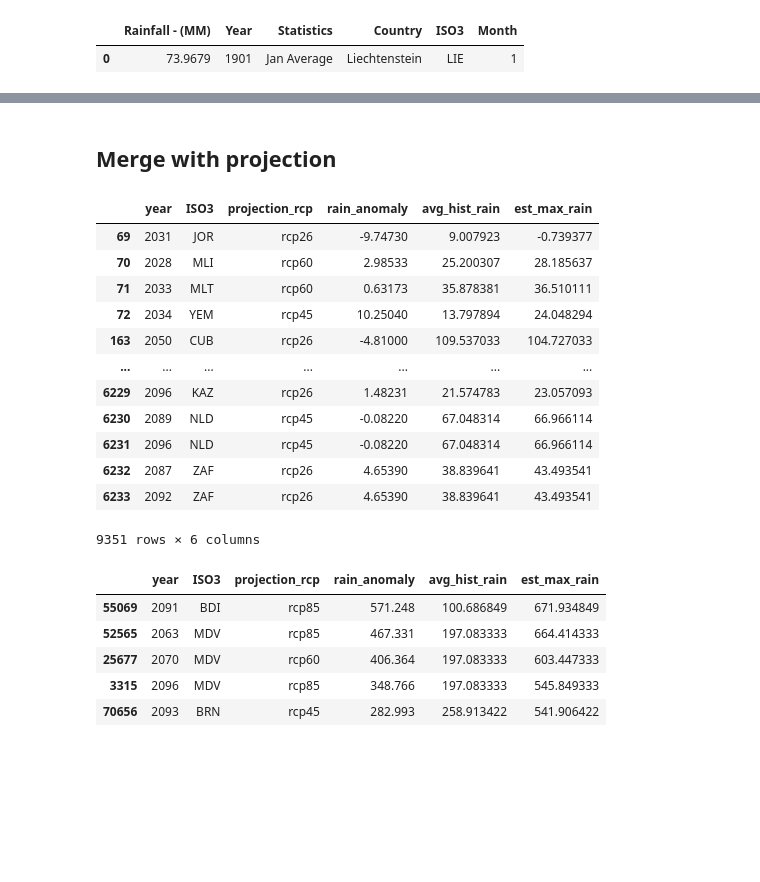
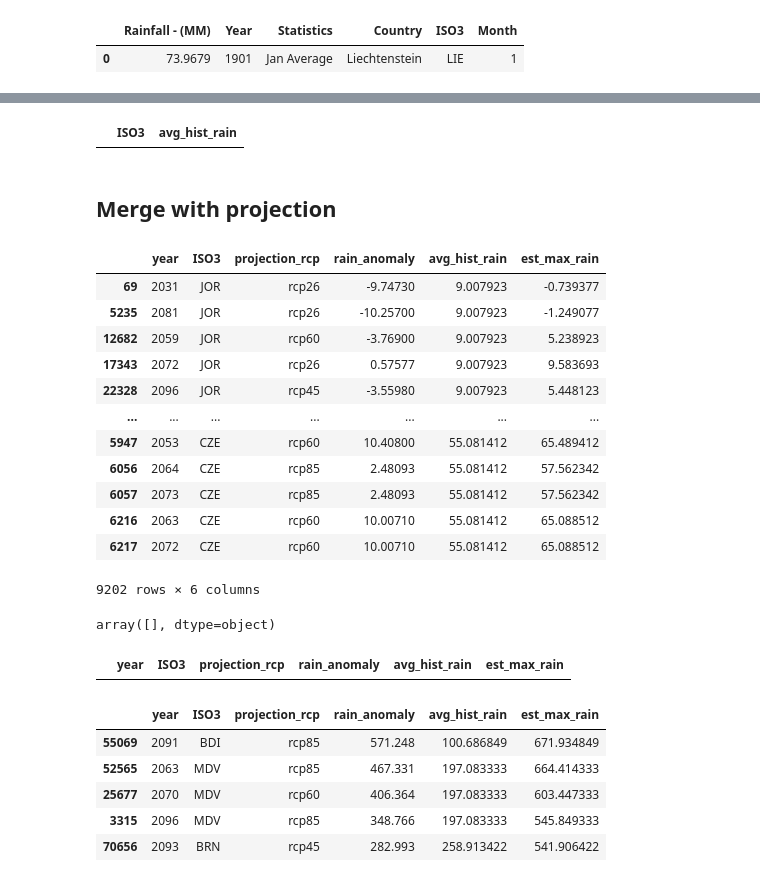
Before and after one commit to dataforgoodfr/batch8_worldbank, a Jupyter notebook: model_innondations/notebook/spark_pipeline_08_projection_features.ipynb, the cells around one changed output, grey strips where cells are left out. Cells and saved outputs as stored; diff of their text form; code cells hidden in the pictures; blank space fills up the shorter version.

```diff
--- a/model_innondations/notebook/spark_pipeline_08_projection_features.ipynb
+++ b/model_innondations/notebook/spark_pipeline_08_projection_features.ipynb
@@ -110,0 +127,2 @@ df_projection.sort_values(by=['ISO3', 'projection_rcp', 'year']).head(3)
+# %%
+df_projection.dropna(inplace=True)
@@ -148,22 +156,33 @@ df_hist_normal
+# %%
+df_hist_normal[df_hist_normal.isna().any(axis=1)]
+# %% [output]
+|  | ISO3 | avg_hist_rain |
 # %% [markdown]
 ## Merge with projection
 # %%
-df_projection = df_projection.join(df_hist_normal.set_index('ISO3'), on='ISO3')
-df_projection['est_max_rain'] = df_projection['rain_anomaly'] + df_projection['avg_hist_rain']
-df_hist_normal = df_hist_normal.rename(columns={'Rainfall - (MM)':'avg_hist_rain'}).reset_index()
-df_projection
+df_projection_merged = df_projection.join(df_hist_normal.set_index('ISO3'), on='ISO3',how='inner')
+df_projection_merged['est_max_rain'] = df_projection_merged['rain_anomaly'] + df_projection_merged['avg_hist_rain']
+df_projection_merged
 # %% [output]
 |  | year | ISO3 | projection_rcp | rain_anomaly | avg_hist_rain | est_max_rain |
 | 69 | 2031 | JOR | rcp26 | -9.74730 | 9.007923 | -0.739377 |
-| 70 | 2028 | MLI | rcp60 | 2.98533 | 25.200307 | 28.185637 |
-| 71 | 2033 | MLT | rcp60 | 0.63173 | 35.878381 | 36.510111 |
-| 72 | 2034 | YEM | rcp45 | 10.25040 | 13.797894 | 24.048294 |
-| 163 | 2050 | CUB | rcp26 | -4.81000 | 109.537033 | 104.727033 |
+| 5235 | 2081 | JOR | rcp26 | -10.25700 | 9.007923 | -1.249077 |
+| 12682 | 2059 | JOR | rcp60 | -3.76900 | 9.007923 | 5.238923 |
+| 17343 | 2072 | JOR | rcp26 | 0.57577 | 9.007923 | 9.583693 |
+| 22328 | 2096 | JOR | rcp45 | -3.55980 | 9.007923 | 5.448123 |
 | ... | ... | ... | ... | ... | ... | ... |
-| 6229 | 2096 | KAZ | rcp26 | 1.48231 | 21.574783 | 23.057093 |
-| 6230 | 2089 | NLD | rcp45 | -0.08220 | 67.048314 | 66.966114 |
-| 6231 | 2096 | NLD | rcp45 | -0.08220 | 67.048314 | 66.966114 |
-| 6232 | 2087 | ZAF | rcp26 | 4.65390 | 38.839641 | 43.493541 |
-| 6233 | 2092 | ZAF | rcp26 | 4.65390 | 38.839641 | 43.493541 |
+| 5947 | 2053 | CZE | rcp60 | 10.40800 | 55.081412 | 65.489412 |
+| 6056 | 2064 | CZE | rcp85 | 2.48093 | 55.081412 | 57.562342 |
+| 6057 | 2073 | CZE | rcp85 | 2.48093 | 55.081412 | 57.562342 |
+| 6216 | 2063 | CZE | rcp60 | 10.00710 | 55.081412 | 65.088512 |
+| 6217 | 2072 | CZE | rcp60 | 10.00710 | 55.081412 | 65.088512 |
-9351 rows × 6 columns
+9202 rows × 6 columns
+# %%
+df_projection_merged[df_projection_merged.isna().any(axis=1)].ISO3.unique()
+# %% [output]
+array([], dtype=object)
+# %%
+df_projection_merged[df_projection_merged.rain_anomaly.isna()]
+# %% [output]
+|  | year | ISO3 | projection_rcp | rain_anomaly | avg_hist_rain | est_max_rain |
 # %%
```
Also changed, not shown: parts of 10 cells of this notebook, 1 other file.
